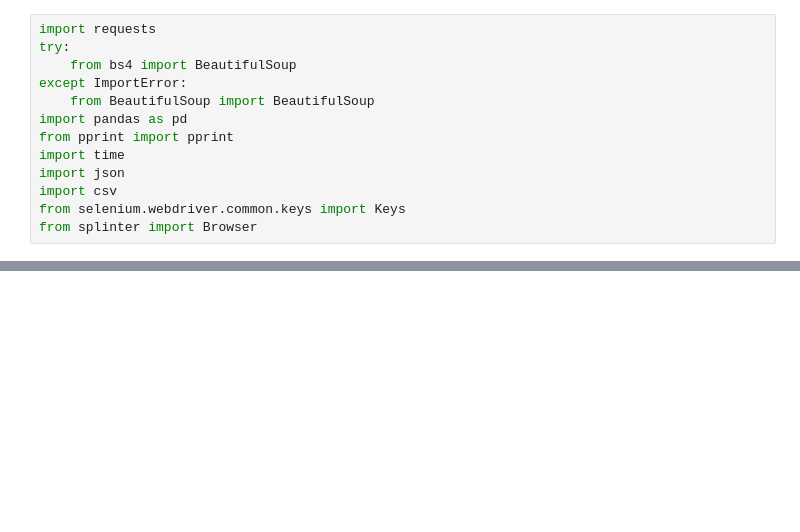
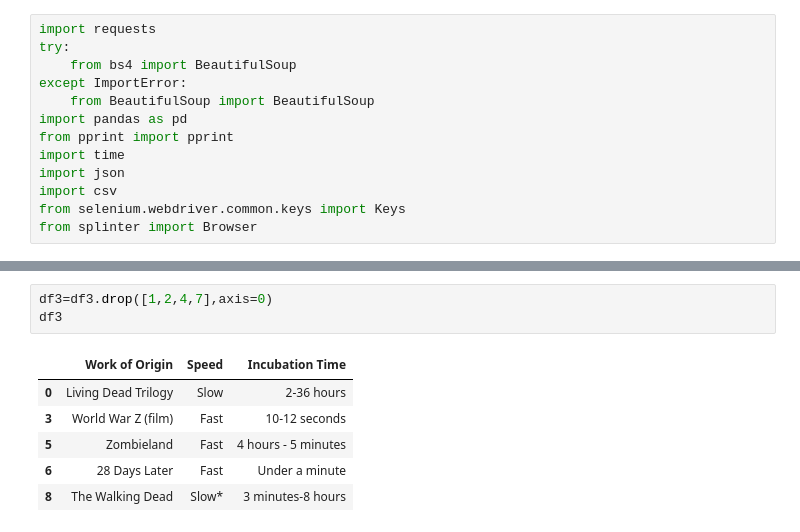
Before and after one commit to SSMDFW/FinalProject, a Jupyter notebook: Data/FandomZombieScrape.ipynb, the cells around one changed output, grey strips where cells are left out. Cells and saved outputs as stored; diff of their text form; blank space fills up the shorter version.

```diff
--- a/Data/FandomZombieScrape.ipynb
+++ b/Data/FandomZombieScrape.ipynb
@@ -66,0 +99,10 @@ NameError: name 'df' is not defined
+# %%
+df3=df3.drop([1,2,4,7],axis=0)
+df3
+# %% [output]
+|  | Work of Origin | Speed | Incubation Time |
+| 0 | Living Dead Trilogy | Slow | 2-36 hours |
+| 3 | World War Z (film) | Fast | 10-12 seconds |
+| 5 | Zombieland | Fast | 4 hours - 5 minutes |
+| 6 | 28 Days Later | Fast | Under a minute |
+| 8 | The Walking Dead | Slow* | 3 minutes-8 hours |
```
Also changed, not shown: parts of 8 cells of this notebook.
